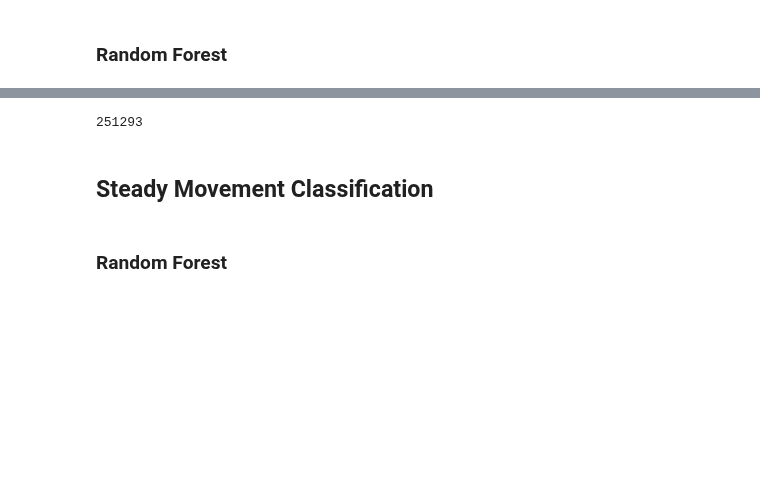
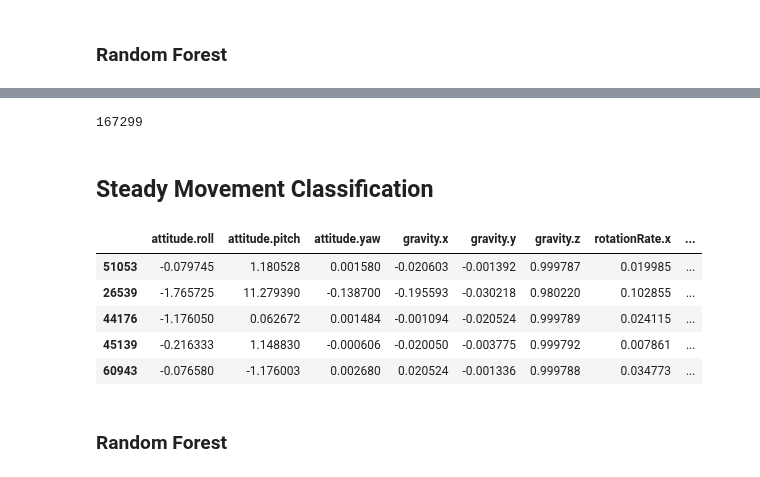
Before and after one commit to 99pranit/Human_Activity_Recognition, a Jupyter notebook: notebook/imu_human_activity.ipynb, the cells around one changed output, grey strips where cells are left out. Cells and saved outputs as stored; diff of their text form; code cells hidden in the pictures; blank space fills up the shorter version.

```diff
--- a/notebook/imu_human_activity.ipynb
+++ b/notebook/imu_human_activity.ipynb
@@ -129,19 +145,28 @@ weighted avg       0.98      0.98      0.98     12278
 # %%
 with open(os.getcwd().replace('/notebook' , '') + "/model/motion_model.py" , "w") as f:
   f.write(m2cgen.export_to_python(rf))
-print(os.path.getsize(os.getcwd().replace('/notebook' , '') + "/model/rf_model.py" ))
+print(os.path.getsize(os.getcwd().replace('/notebook' , '') + "/model/motion_model.py" ))
 # %% [output]
-251293
+167299
 # %% [markdown]
 ## Steady Movement Classification
 # %%
-steady_df  =imu_df[(imu_df['Target'] == 1) | (imu_df['Target'] == 2) | (imu_df['Target'] == 6)]
+steady_df  =imu_df[(imu_df['Target'] == 4) | (imu_df['Target'] == 5) | (imu_df['Target'] == 6)]
 x = steady_df.iloc[:,:-1]
 y = steady_df.iloc[:,-1]
 
 x1, x_test , y1 , y_test = train_test_split(x , y ,test_size= 0.2, stratify = y)
 
 x_train , x_val , y_train , y_val = train_test_split(x1 ,y1 ,test_size= 0.2, stratify = y1)
+# %%
+x_train.head()
+# %% [output]
+|  | attitude.roll | attitude.pitch | attitude.yaw | gravity.x | gravity.y | gravity.z | rotationRate.x | ... |
+| 51053 | -0.079745 | 1.180528 | 0.001580 | -0.020603 | -0.001392 | 0.999787 | 0.019985 | ... |
+| 26539 | -1.765725 | 11.279390 | -0.138700 | -0.195593 | -0.030218 | 0.980220 | 0.102855 | ... |
+| 44176 | -1.176050 | 0.062672 | 0.001484 | -0.001094 | -0.020524 | 0.999789 | 0.024115 | ... |
+| 45139 | -0.216333 | 1.148830 | -0.000606 | -0.020050 | -0.003775 | 0.999792 | 0.007861 | ... |
+| 60943 | -0.076580 | -1.176003 | 0.002680 | 0.020524 | -0.001336 | 0.999788 | 0.034773 | ... |
 # %% [markdown]
 ### Random Forest
 # %%
```
Also changed, not shown: parts of 20 cells of this notebook, 5 other files.
